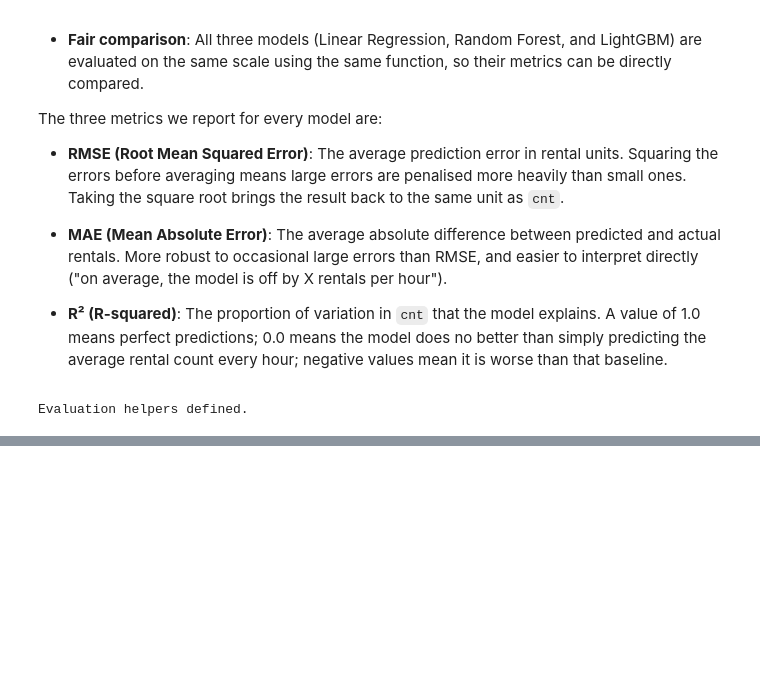
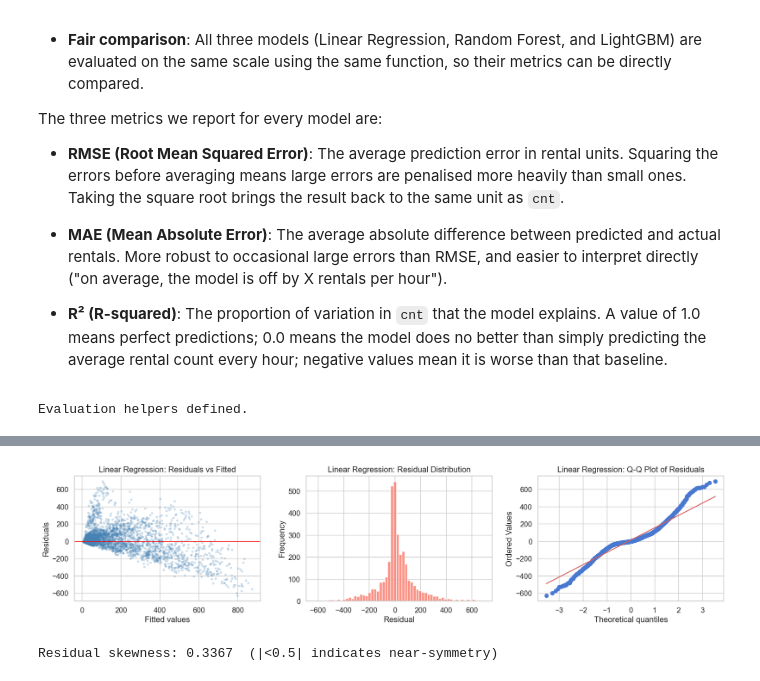
Before and after one commit to oliespineira/ML-fundamentals-2026, a Jupyter notebook: assignment_2_olivia_espineira.ipynb, the cells around one changed output, grey strips where cells are left out. Drawn from its saved outputs; the diff is of its cells as text; code cells hidden in the pictures; blank space fills up the shorter version.

Commit message:
linear model and random forest

```diff
--- a/assignment_2_olivia_espineira.ipynb
+++ b/assignment_2_olivia_espineira.ipynb
@@ -711,0 +737,15 @@ Evaluation helpers defined.
+# %%
+# Train OLS: no hyperparameters
+lr = LinearRegression()
+lr.fit(X_train_fe, y_train)
+
+y_pred_lr_val = lr.predict(X_val_fe)
+y_pred_lr_train = lr.predict(X_train_fe)
+
+res_lr_val = evaluate_model(y_val, y_pred_lr_val, y_raw_val, 'Linear Regression', 'Validation')
+res_lr_train = evaluate_model(y_train, y_pred_lr_train, y_raw_train, 'Linear Regression', 'Train')
+results_log.append(res_lr_val)
+
+# Train-val gap diagnoses bias vs variance
+print(f'\nTrain-Val RMSE gap: {res_lr_train["RMSE"] - res_lr_val["RMSE"]:.2f}')
+print('A small gap with high absolute error = high bias (underfitting), not high variance.')
@@ -711,0 +779,5 @@ Evaluation helpers defined.
+# %%
+plot_residuals(y_val, y_pred_lr_val, y_raw_val, 'Linear Regression')
+# %% [output]
+[figure, added]
+Residual skewness: 0.3367  (|<0.5| indicates near-symmetry)
```
Also changed, not shown: parts of 13 cells of this notebook.
